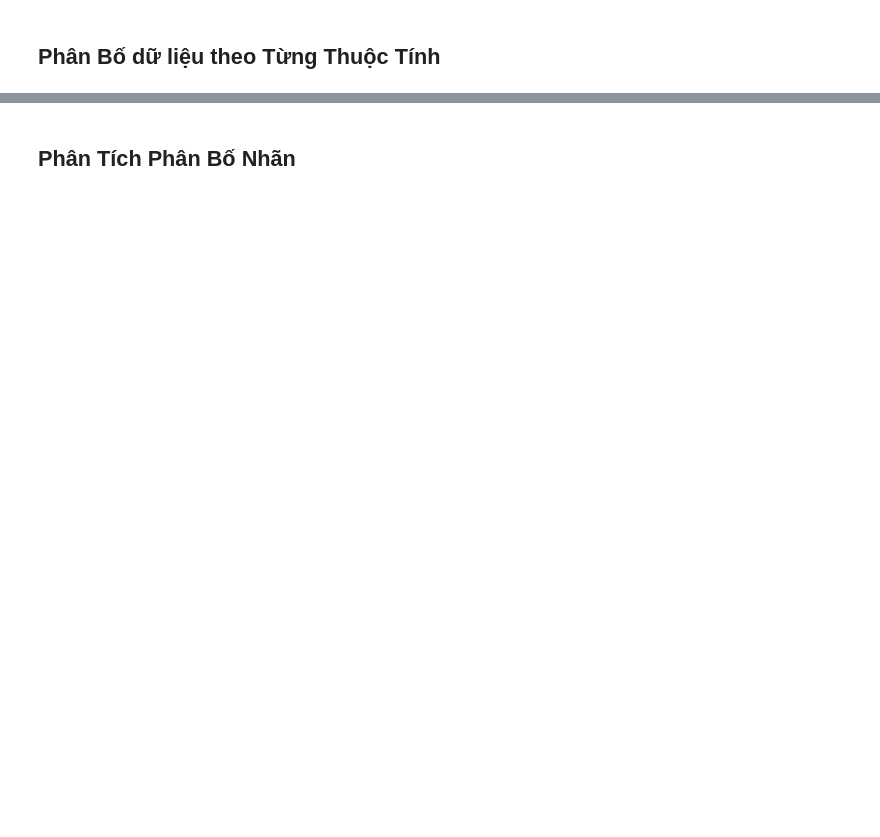
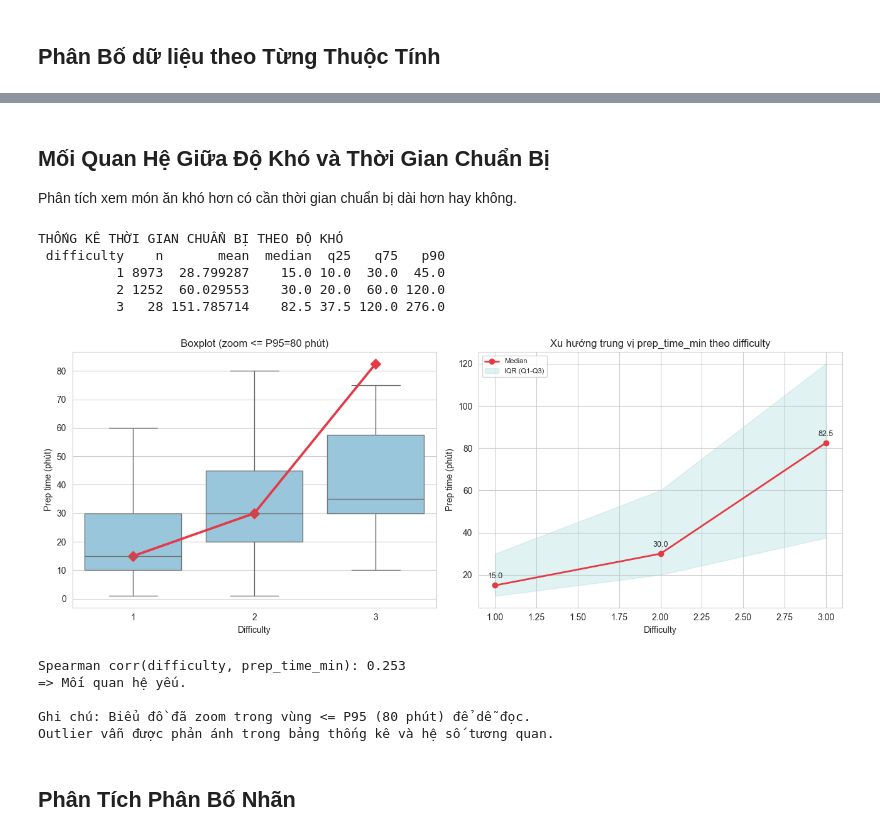
Before and after one commit to Shinoaki0145/Recipe-recommendation-system, a Jupyter notebook: pre_processing/EDA-after.ipynb, the cells around one changed output, grey strips where cells are left out. Saved outputs shown, nothing was run; the diff lists cells and outputs as text; code cells hidden in the pictures; blank space fills up the shorter version.

```diff
--- a/pre_processing/EDA-after.ipynb
+++ b/pre_processing/EDA-after.ipynb
@@ -277,3 +318,82 @@ cook_time_min:
+# %% [markdown]
+## Mối Quan Hệ Giữa Độ Khó và Thời Gian Chuẩn Bị
+Phân tích xem món ăn khó hơn có cần thời gian chuẩn bị dài hơn hay không.
+# %%
+# EDA: Quan hệ giữa độ khó và thời gian chuẩn bị (phiên bản dễ nhìn hơn)
+if 'difficulty' in df_recipes.columns and 'prep_time_min' in df_recipes.columns:
+    rel_df = df_recipes[['difficulty', 'prep_time_min']].dropna().copy()
+    rel_df = rel_df[rel_df['prep_time_min'] >= 0]
+
+    summary = rel_df.groupby('difficulty')['prep_time_min'].agg(
+        n='count',
+        mean='mean',
+        median='median',
+        q25=lambda s: s.quantile(0.25),
+        q75=lambda s: s.quantile(0.75),
+        p90=lambda s: s.quantile(0.90)
+    ).reset_index().sort_values('difficulty')
+
+    print('THỐNG KÊ THỜI GIAN CHUẨN BỊ THEO ĐỘ KHÓ')
+    print(summary.to_string(index=False))
+
+    # Dùng ngưỡng P95 để tạo phiên bản zoom dễ nhìn
+    y_cap = rel_df['prep_time_min'].quantile(0.95)
+    rel_zoom = rel_df[rel_df['prep_time_min'] <= y_cap].copy()
+
+    fig, axes = plt.subplots(1, 2, figsize=(13, 5))
+
+    # (1) Boxplot zoom (ẩn outlier) để đọc phân bố chính
+    sns.boxplot(data=rel_zoom, x='difficulty', y='prep_time_min', ax=axes[0],
+                color='#8ecae6', showfliers=False)
+    sns.pointplot(data=summary, x='difficulty', y='median', ax=axes[0],
+                  color='#e63946', markers='D', linestyles='-', errorbar=None)
+    axes[0].set_title(f'Boxplot (zoom <= P95={y_cap:.0f} phút)')
+    axes[0].set_xlabel('Difficulty')
+    axes[0].set_ylabel('Prep time (phút)')
+
+    # (2) Xu hướng trung vị + Q1/Q3
+    axes[1].plot(summary['difficulty'], summary['median'], marker='o', linewidth=2, color='#e63946', label='Median')
+    axes[1].fill_between(summary['difficulty'], summary['q25'], summary['q75'],
+                         color='#a8dadc', alpha=0.35, label='IQR (Q1-Q3)')
+    for _, row in summary.iterrows():
+        axes[1].annotate(f"{row['median']:.1f}", (row['difficulty'], row['median']),
+                         textcoords='offset points', xytext=(0, 8), ha='center', fontsize=9)
+    axes[1].set_title('Xu hướng trung vị prep_time_min theo difficulty')
+    axes[1].set_xlabel('Difficulty')
+    axes[1].set_ylabel('Prep time (phút)')
+    axes[1].legend(fontsize=8)
+
+    plt.tight_layout()
+    plt.show()
+
+    # Tương quan Spearman phù hợp cho biến thứ bậc
+    spearman_corr = rel_df['difficulty'].corr(rel_df['prep_time_min'], method='spearman')
+    print(f"\nSpearman corr(difficulty, prep_time_min): {spearman_corr:.3f}")
+    if abs(spearman_corr) < 0.1:
+        print('=> Mối quan hệ rất yếu.')
+    elif abs(spearman_corr) < 0.3:
+        print('=> Mối quan hệ yếu.')
+    elif abs(spearman_corr) < 0.5:
+        print('=> Mối quan hệ mức trung bình.')
+    else:
+        print('=> Mối quan hệ khá mạnh.')
+
+    print(f"\nGhi chú: Biểu đồ đã zoom trong vùng <= P95 ({y_cap:.0f} phút) để dễ đọc.")
+    print('Outlier vẫn được phản ánh trong bảng thống kê và hệ số tương quan.')
+else:
+    print("Thiếu cột 'difficulty' hoặc 'prep_time_min' để phân tích.")
+# %% [output]
+THỐNG KÊ THỜI GIAN CHUẨN BỊ THEO ĐỘ KHÓ
+ difficulty    n       mean  median  q25   q75   p90
+          1 8973  28.799287    15.0 10.0  30.0  45.0
+          2 1252  60.029553    30.0 20.0  60.0 120.0
+          3   28 151.785714    82.5 37.5 120.0 276.0
+[figure, added]
+Spearman corr(difficulty, prep_time_min): 0.253
+=> Mối quan hệ yếu.
+
+Ghi chú: Biểu đồ đã zoom trong vùng <= P95 (80 phút) để dễ đọc.
+Outlier vẫn được phản ánh trong bảng thống kê và hệ số tương quan.
 # %% [markdown]
 ## Phân Tích Phân Bố Nhãn
 # %%
```
Also changed, not shown: parts of 14 cells of this notebook.
